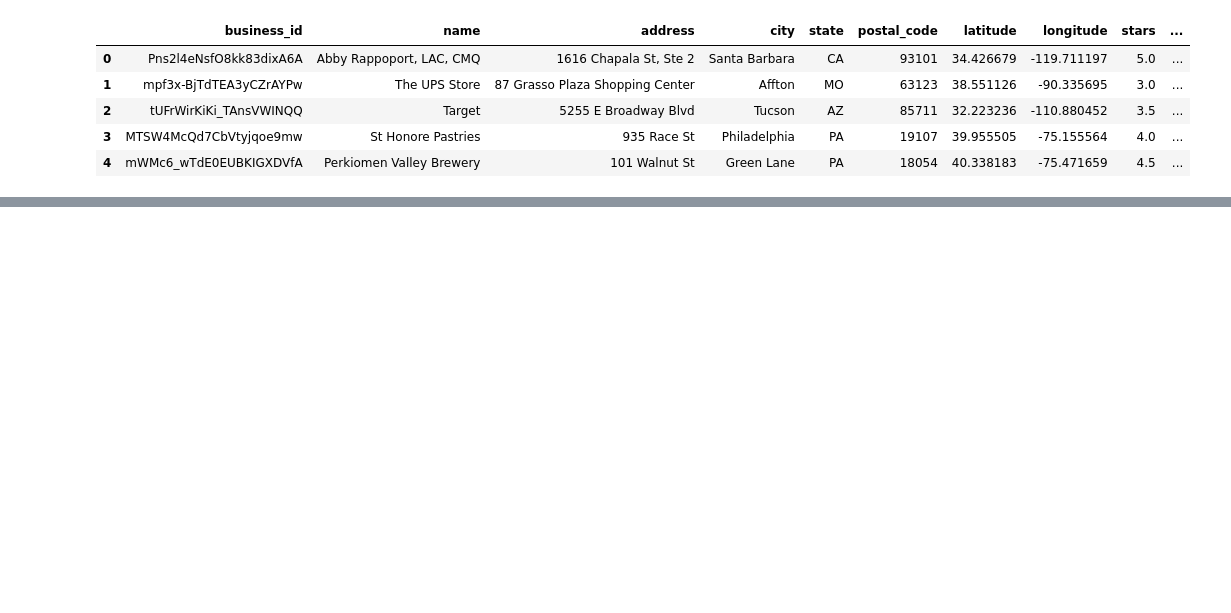
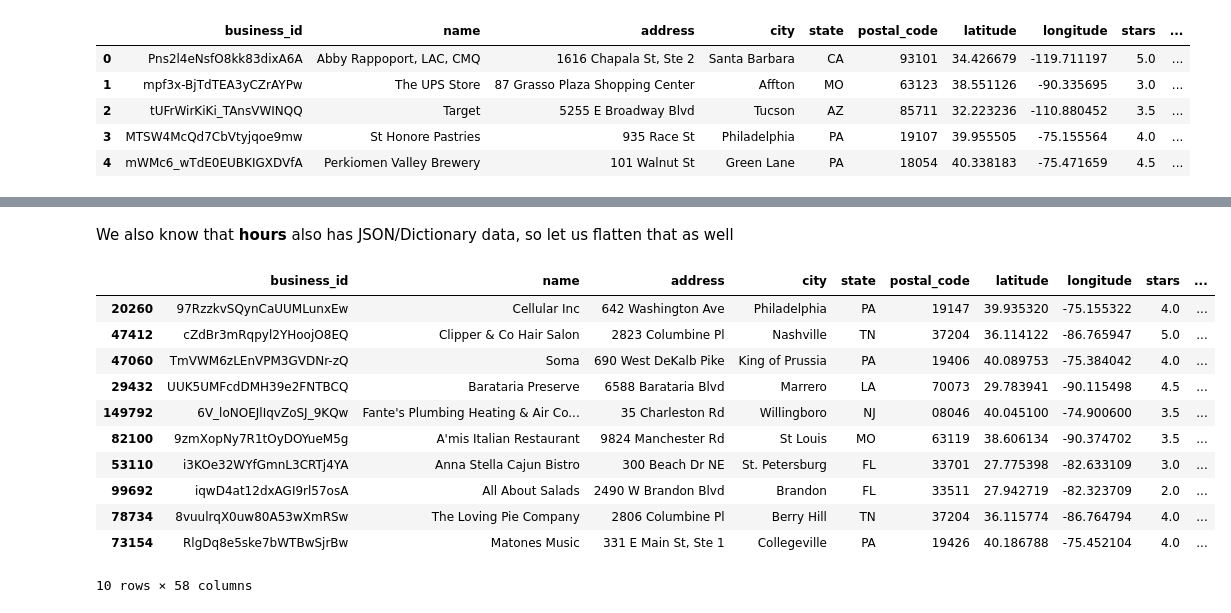
Before and after one commit to alinazir105/Explainable-Review-Intelligence, a Jupyter notebook: 01-data-ingestion.ipynb, the cells around one changed output, grey strips where cells are left out. Saved outputs shown, nothing was run; the diff lists cells and outputs as text; code cells hidden in the pictures; blank space fills up the shorter version.

```diff
--- a/01-data-ingestion.ipynb
+++ b/01-data-ingestion.ipynb
@@ -52,0 +38,22 @@ businesses_df = pd.read_json('./data/raw/yelp_academic_dataset_business.json', l
+# %%
+import os
+from dotenv import load_dotenv
+import pandas as pd
+
+# Load environment variables from .env file
+load_dotenv()
+
+# Access the dataset path using os.getenv()
+# Provide a default value if the variable might be missing
+business_data_path = os.getenv("BUSINESS_DATASET_PATH")
+review_data_path = os.getenv("REVIEW_DATASET_PATH")
+# Use the path to load your dataset (e.g., using pandas)
+try:
+    business_df = pd.read_json(business_data_path, lines=True)
+    review_df = pd.read_json(review_data_path, lines=True, nrows=100000)  # Load only first 100,000 rows for reviews
+    print(f"Successfully loaded dataset from: {business_data_path}")
+    print(f"Successfully loaded dataset from: {review_data_path}")
+except FileNotFoundError:
+    print(f"Error: The file '{business_data_path}' or '{review_data_path}' was not found.")
+except Exception as e:
+    print(f"An error occurred while loading the dataset: {e}")
@@ -72,0 +166,26 @@ businesses_df.head()
+# %% [markdown]
+We also know that **hours** also has JSON/Dictionary data, so let us flatten that as well
+# %%
+business_df['hours'] = business_df['hours'].apply(normalize_dict)
+
+attributes_df = business_df['hours'].apply(pd.Series)
+
+business_df = pd.concat(
+    [business_df.drop(columns=['hours']), attributes_df],
+    axis=1
+)
+# %%
+business_df.sample(n=10)
+# %% [output]
+|  | business_id | name | address | city | state | postal_code | latitude | longitude | stars | ... |
+| 20260 | 97RzzkvSQynCaUUMLunxEw | Cellular Inc | 642 Washington Ave | Philadelphia | PA | 19147 | 39.935320 | -75.155322 | 4.0 | ... |
+| 47412 | cZdBr3mRqpyl2YHoojO8EQ | Clipper & Co Hair Salon | 2823 Columbine Pl | Nashville | TN | 37204 | 36.114122 | -86.765947 | 5.0 | ... |
+| 47060 | TmVWM6zLEnVPM3GVDNr-zQ | Soma | 690 West DeKalb Pike | King of Prussia | PA | 19406 | 40.089753 | -75.384042 | 4.0 | ... |
+| 29432 | UUK5UMFcdDMH39e2FNTBCQ | Barataria Preserve | 6588 Barataria Blvd | Marrero | LA | 70073 | 29.783941 | -90.115498 | 4.5 | ... |
+| 149792 | 6V_loNOEJlIqvZoSJ_9KQw | Fante's Plumbing Heating & Air Co... | 35 Charleston Rd | Willingboro | NJ | 08046 | 40.045100 | -74.900600 | 3.5 | ... |
+| 82100 | 9zmXopNy7R1tOyDOYueM5g | A'mis Italian Restaurant | 9824 Manchester Rd | St Louis | MO | 63119 | 38.606134 | -90.374702 | 3.5 | ... |
+| 53110 | i3KOe32WYfGmnL3CRTj4YA | Anna Stella Cajun Bistro | 300 Beach Dr NE | St. Petersburg | FL | 33701 | 27.775398 | -82.633109 | 3.0 | ... |
+| 99692 | iqwD4at12dxAGI9rl57osA | All About Salads | 2490 W Brandon Blvd | Brandon | FL | 33511 | 27.942719 | -82.323709 | 2.0 | ... |
+| 78734 | 8vuulrqX0uw80A53wXmRSw | The Loving Pie Company | 2806 Columbine Pl | Berry Hill | TN | 37204 | 36.115774 | -86.764794 | 4.0 | ... |
+| 73154 | RlgDq8e5ske7bWTBwSjrBw | Matones Music | 331 E Main St, Ste 1 | Collegeville | PA | 19426 | 40.186788 | -75.452104 | 4.0 | ... |
+10 rows × 58 columns
```
Also changed, not shown: parts of 38 cells of this notebook, 1 other file.
